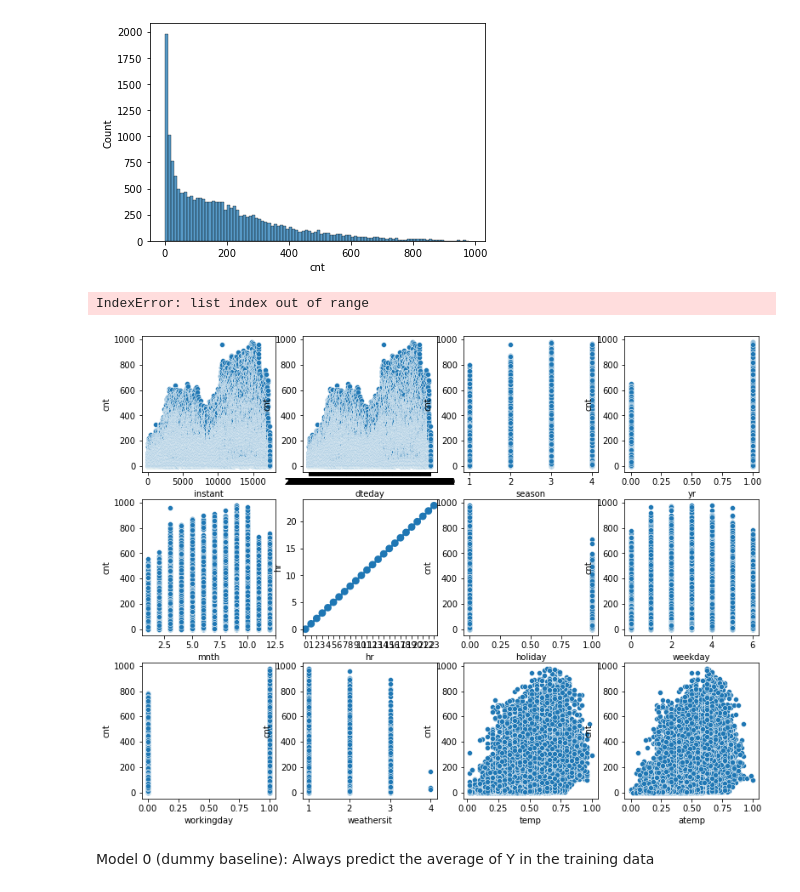
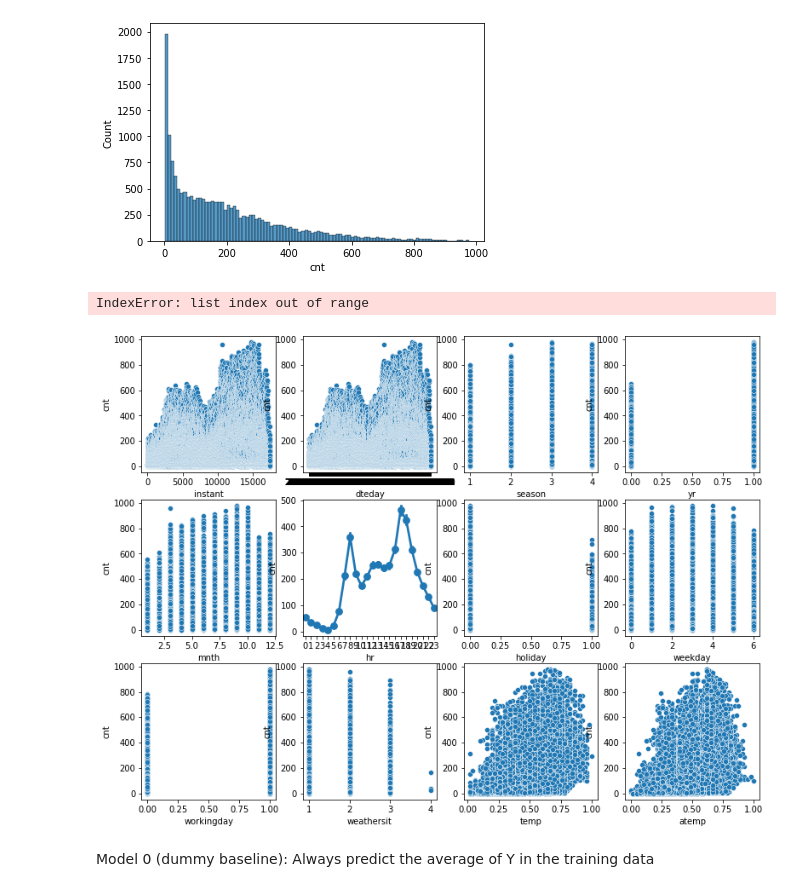
Before and after one commit to sigridbom/datascience_spring24, a Jupyter notebook: class2/class2_groupwork.ipynb, the cells around one changed output. Cells and saved outputs as stored; diff of their text form; code cells hidden in the pictures.

```diff
--- a/class2/class2_groupwork.ipynb
+++ b/class2/class2_groupwork.ipynb
@@ -54,17 +69,17 @@ plt.show()
 # %%
 fig, ax = plt.subplots(nrows=3, ncols=4, figsize=(13,10))
 plot_idx = list(itertools.product(range(3), range(4)))
 for i,c in enumerate(data.columns):
     if c != 'cnt':
         if c == 'hr':
-            sns.pointplot(data=data, x=c, y='hr', ax=ax[plot_idx[i]])
+            sns.pointplot(data=data, x=c, y='cnt', ax=ax[plot_idx[i]])
         else:
             sns.scatterplot(data=data, x=c, y='cnt', ax=ax[plot_idx[i]])
 plt.tight_layout()
 plt.show()
 # %% [output]
 IndexError: list index out of range
-[figure, old version]
+[figure, new version]
 # %%
 X = data.iloc[:,:16].values
 y = data.iloc[:,16].values
```
Also changed, not shown: parts of 13 cells of this notebook.
